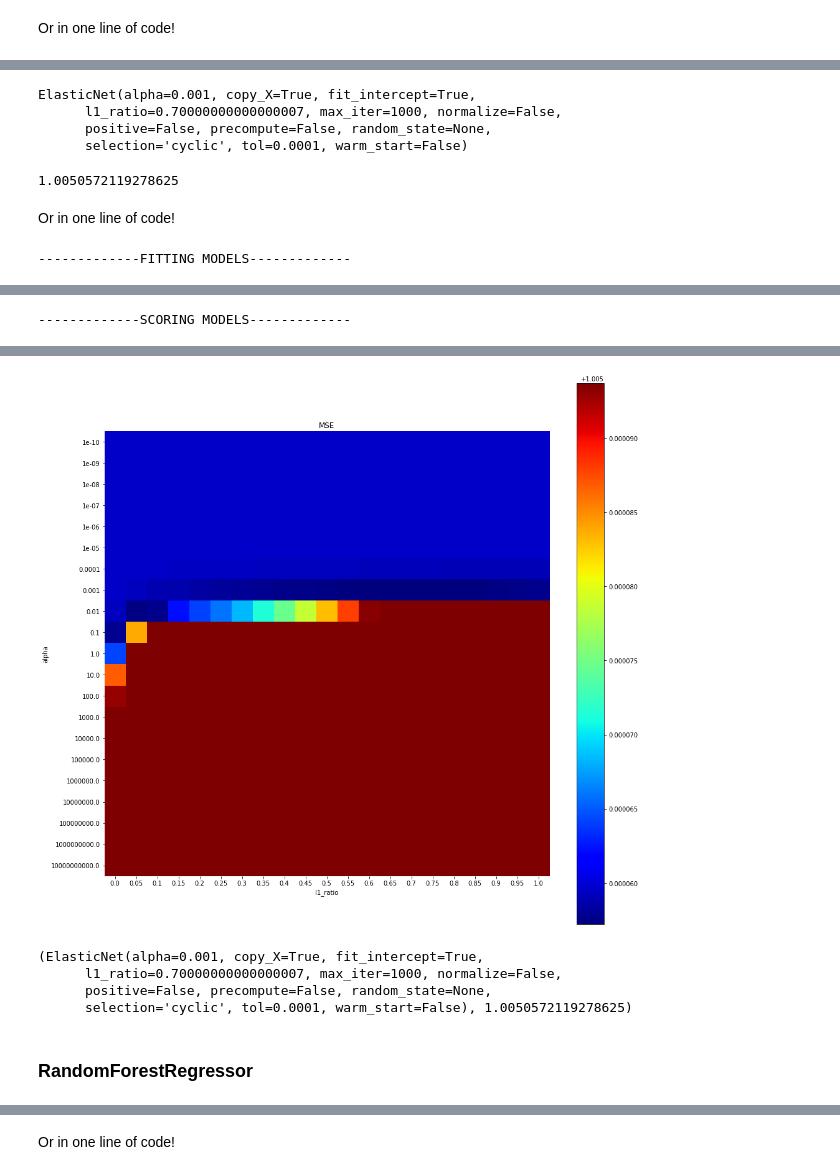
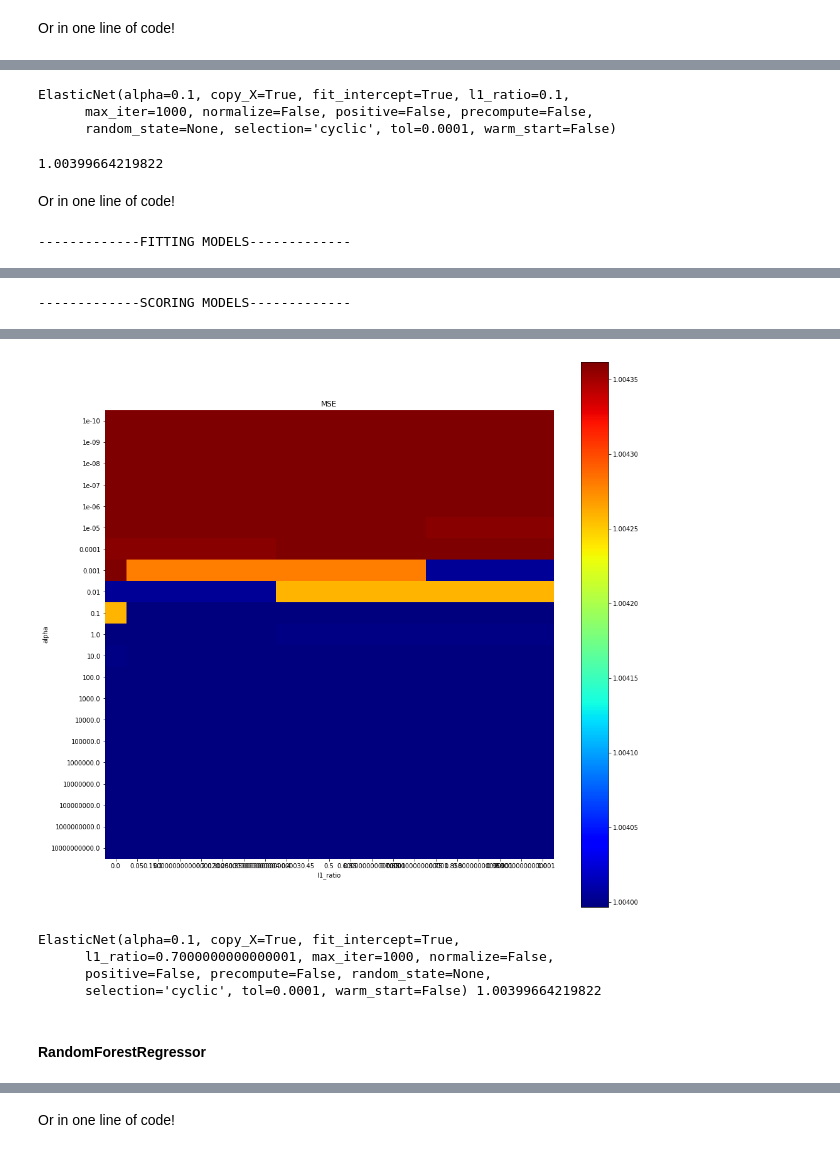
Before and after one commit to jmcarpenter2/parfit, a Jupyter notebook: examples/parfit_ex.ipynb, the cells around one changed output, grey strips where cells are left out. Drawn from its saved outputs; the diff is of its cells as text; code cells hidden in the pictures.

```diff
--- a/examples/parfit_ex.ipynb
+++ b/examples/parfit_ex.ipynb
@@ -514,21 +406,20 @@ plotScores(en_scores, en_paramGrid, "MSE")
 # %%
-getBestModel(en_models, en_scores, 'min')
+getBestModel(en_models, en_scores, greater_is_better=False)
 # %% [output]
-ElasticNet(alpha=0.001, copy_X=True, fit_intercept=True,
-      l1_ratio=0.70000000000000007, max_iter=1000, normalize=False,
-      positive=False, precompute=False, random_state=None,
-      selection='cyclic', tol=0.0001, warm_start=False)
+ElasticNet(alpha=0.1, copy_X=True, fit_intercept=True, l1_ratio=0.1,
+      max_iter=1000, normalize=False, positive=False, precompute=False,
+      random_state=None, selection='cyclic', tol=0.0001, warm_start=False)
 # %%
-getBestScore(en_models, en_scores, 'min')
+getBestScore(en_scores, greater_is_better=False)
 # %% [output]
-1.0050572119278625
+1.00399664219822
 # %% [markdown]
 Or in one line of code!
 # %%
-en_bestModel, en_bestScore, en_allModels, en_allScores = bestFit(ElasticNet, en_paramGrid,
+en_bestModel, en_bestScore, en_allModels, en_allScores = bestFit(ElasticNet(), en_paramGrid,
                                                    X_train, y_train, X_val, y_val,
-                                                   metric=mean_squared_error, bestScore='min',
-                                                   scoreLabel = 'MSE')
+                                                   metric=mean_squared_error,  greater_is_better=False,
+                                                   predict_proba=False, scoreLabel = 'MSE')
 print(en_bestModel, en_bestScore)
 # %% [output]
 -------------FITTING MODELS-------------
@@ -548,10 +436,10 @@ print(en_bestModel, en_bestScore)
-[figure, old version]
+[figure, new version]
-(ElasticNet(alpha=0.001, copy_X=True, fit_intercept=True,
-      l1_ratio=0.70000000000000007, max_iter=1000, normalize=False,
+ElasticNet(alpha=0.1, copy_X=True, fit_intercept=True,
+      l1_ratio=0.7000000000000001, max_iter=1000, normalize=False,
       positive=False, precompute=False, random_state=None,
-      selection='cyclic', tol=0.0001, warm_start=False), 1.0050572119278625)
+      selection='cyclic', tol=0.0001, warm_start=False) 1.00399664219822
 # %% [markdown]
-### RandomForestRegressor
+#### RandomForestRegressor
 # %%
 rf_grid = {
     'n_estimators': [50],
```
Also changed, not shown: parts of 140 cells of this notebook.
